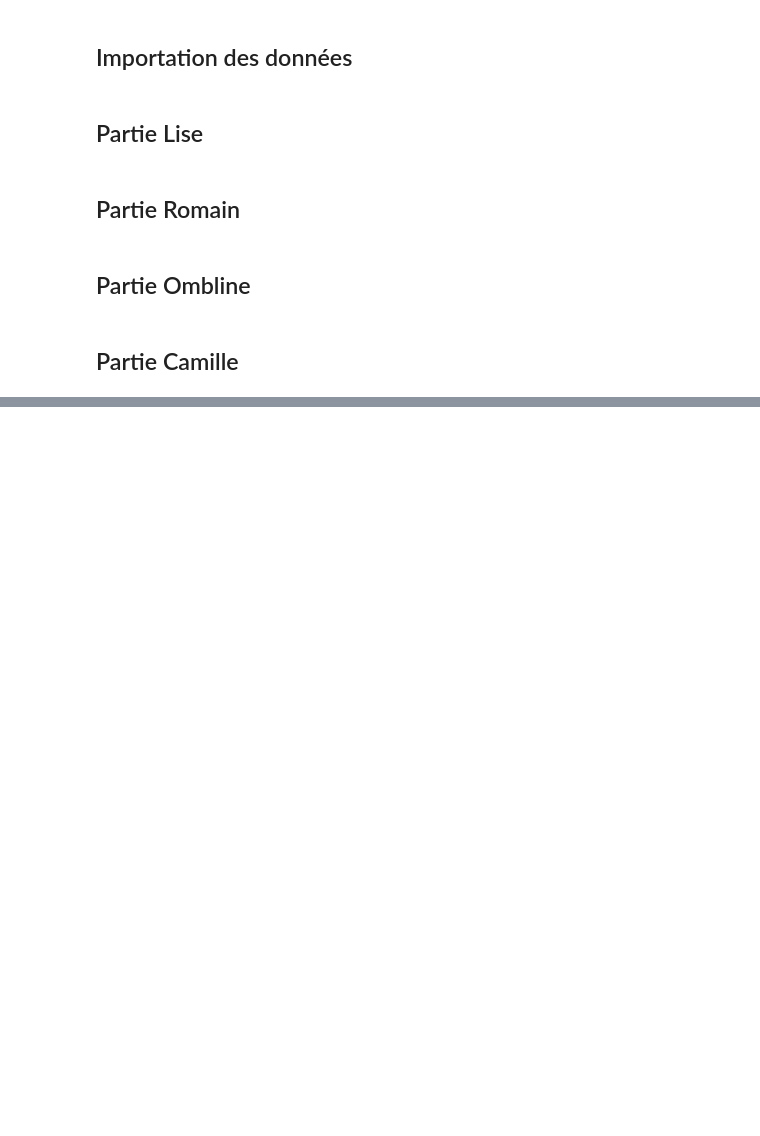
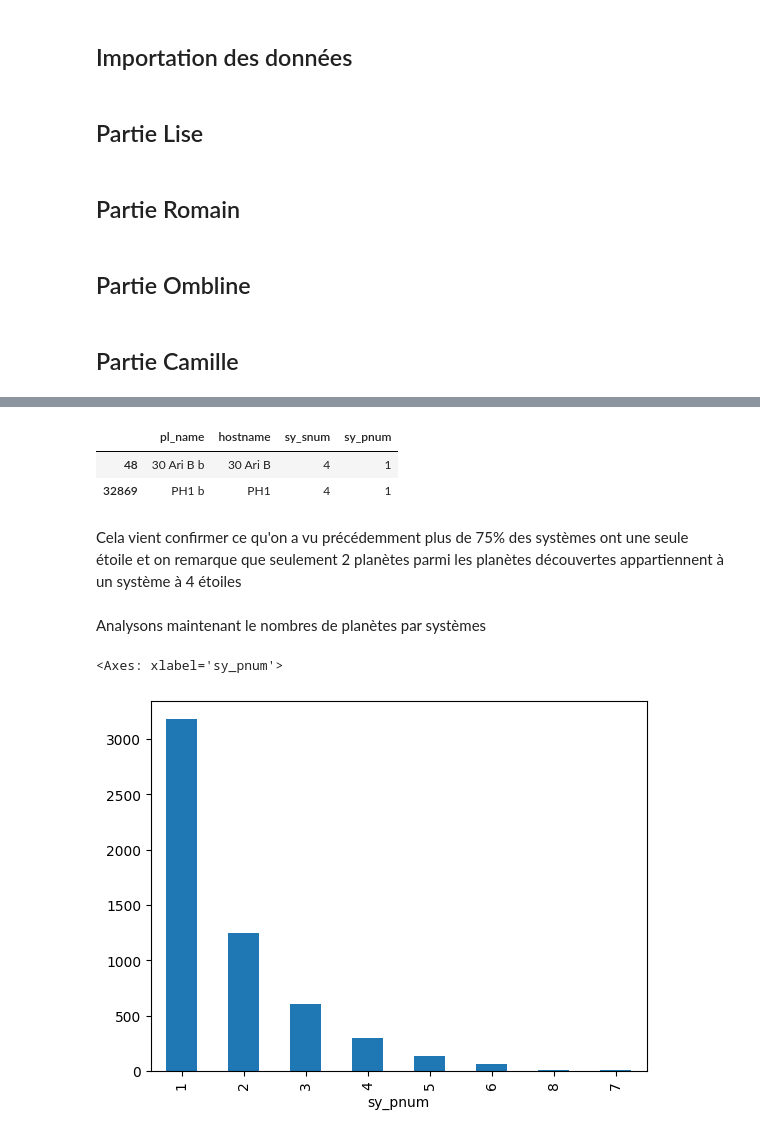
Before and after one commit to camilleprig/pe-hackathon, a Jupyter notebook: code.ipynb, the cells around one changed output, grey strips where cells are left out. Saved outputs shown, nothing was run; the diff lists cells and outputs as text; code cells hidden in the pictures; blank space fills up the shorter version.

```diff
--- a/code.ipynb
+++ b/code.ipynb
@@ -36,0 +66,15 @@ Analysons la répartition du nombre d'étoile par système solaire
+# %%
+dfc_entité[dfc_entité.sy_snum ==4]
+# %% [output]
+|  | pl_name | hostname | sy_snum | sy_pnum |
+| 48 | 30 Ari B b | 30 Ari B | 4 | 1 |
+| 32869 | PH1 b | PH1 | 4 | 1 |
+# %% [markdown]
+Cela vient confirmer ce qu'on a vu précédemment plus de 75% des systèmes ont une seule étoile et on remarque que seulement 2 planètes  parmi les planètes découvertes appartiennent à un système à 4 étoiles
+# %% [markdown]
+Analysons maintenant le nombres de planètes par systèmes
+# %%
+dfc_entité.sy_pnum.value_counts().plot(kind='bar')
+# %% [output]
+<Axes: xlabel='sy_pnum'>
+[figure, added]
```
Also changed, not shown: parts of 8 cells of this notebook.
